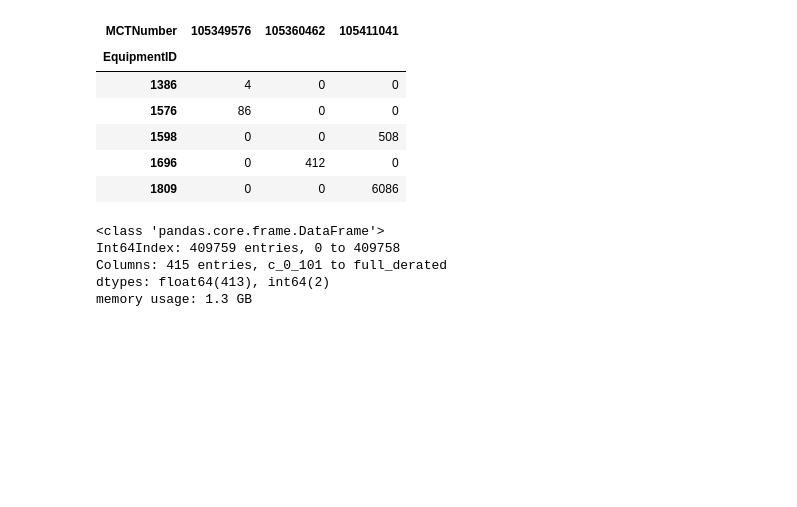
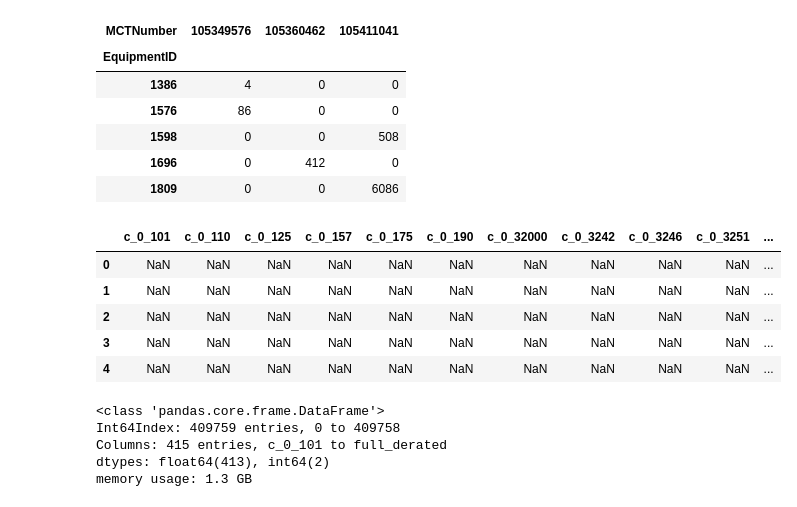
Before and after one commit to berneskaracay/dq-8-predicting-engine-derates-starfish, a Jupyter notebook: dq8.ipynb, the cells around one changed output. Cells and saved outputs as stored; diff of their text form; code cells hidden in the pictures; blank space fills up the shorter version.

```diff
--- a/dq8.ipynb
+++ b/dq8.ipynb
@@ -600,21 +495,33 @@ pd.crosstab(truck_no_idea["EquipmentID"], truck_no_idea["MCTNumber"], dropna=Tru
 | 1809 | 0 | 0 | 6086 |
 # %%
 cols = [c for c in regression_data.columns if c.lower()[:2] == 'c_']
+
+ber_cols =cols+["FaultId","EventTimeStamp","EquipmentID"]
+
 cols=cols+["BarometricPressure",
 "CruiseControlSetSpeed",
 "DistanceLtd",
 "EngineCoolantTemperature",
 "EngineLoad",
 "EngineOilPressure",
 "EngineOilTemperature",
 "EngineRpm",
 "EngineTimeLtd",
 "Speed",
 "TurboBoostPressure",
 "winter",
-"full_derated",
+"full_derated"
 ]
 regression_data=regression_data[cols]
+bernes_data=merged[ber_cols]
+bernes_data.head()
+# %% [output]
+|  | c_0_101 | c_0_110 | c_0_125 | c_0_157 | c_0_175 | c_0_190 | c_0_32000 | c_0_3242 | c_0_3246 | c_0_3251 | ... |
+| 0 | NaN | NaN | NaN | NaN | NaN | NaN | NaN | NaN | NaN | NaN | ... |
+| 1 | NaN | NaN | NaN | NaN | NaN | NaN | NaN | NaN | NaN | NaN | ... |
+| 2 | NaN | NaN | NaN | NaN | NaN | NaN | NaN | NaN | NaN | NaN | ... |
+| 3 | NaN | NaN | NaN | NaN | NaN | NaN | NaN | NaN | NaN | NaN | ... |
+| 4 | NaN | NaN | NaN | NaN | NaN | NaN | NaN | NaN | NaN | NaN | ... |
 # %%
 X = pd.DataFrame(regression_data)
 y = pd.Series("full_derated")
```
Also changed, not shown: parts of 16 cells of this notebook.
